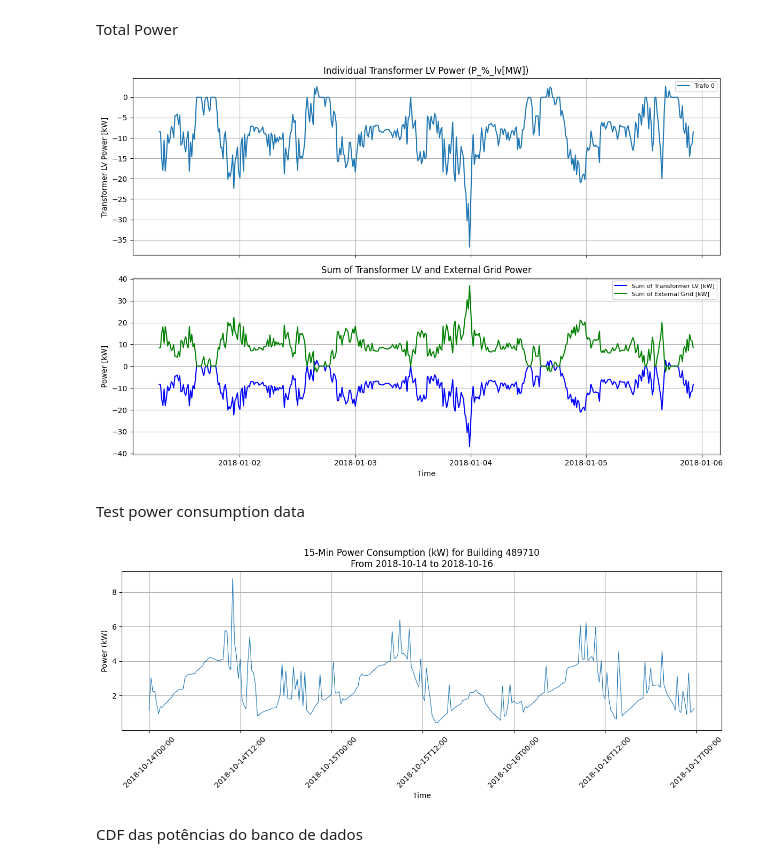
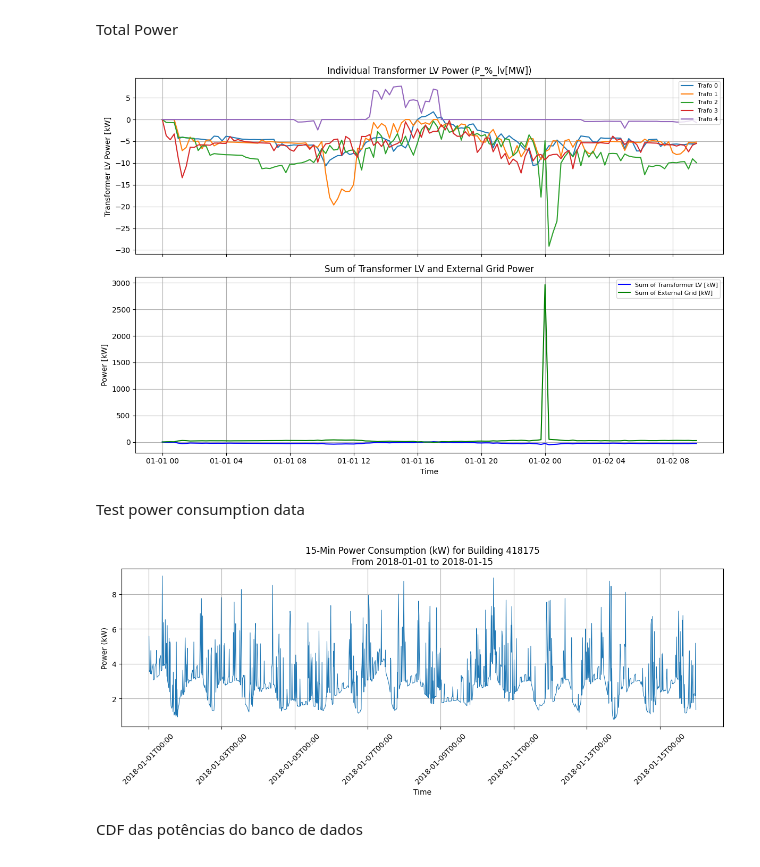
Before and after one commit to glmoritz/pandapower_tests, a Jupyter notebook: duilio_plots_postgres.ipynb, the cells around one changed output. Drawn from its saved outputs; the diff is of its cells as text; code cells hidden in the pictures.

```diff
--- a/duilio_plots_postgres.ipynb
+++ b/duilio_plots_postgres.ipynb
@@ -21,7 +21,7 @@ db_url = f"postgresql://{os.getenv('POSTGRES_DB_USER', 'root')}:{os.getenv('POST
 engine = create_engine(db_url)
 conn = engine.connect()
 # %%
-test_name = 'debug_random'
+test_name = 'Solar-5-Storage-10-seed1111.json'
 
 # Get the last simulation_output_id for the current test_name
 simulation_output_id, simulation_parameters = get_last_simulation_output_id(test_name, conn)
@@ -980,7 +981,7 @@ plt.xlabel('Time')
 plt.tight_layout()
 plt.show()
 # %% [output]
-[figure, old version]
+[figure, new version]
 # %% [markdown]
 Test power consumption data
 # %%
@@ -991,7 +992,7 @@ import random
 from datetime import timedelta
 import matplotlib.dates as mdates
 
-def plot_random_power_15min(bldg_id: int, num_days: int):
+def plot_random_power_15min(bldg_id: int, num_days: int, start_day: str | None = None):
     # Connection config
     db_url = f"postgresql://{os.getenv('POSTGRES_DB_USER', 'root')}:{os.getenv('POSTGRES_DB_PASSWORD', 'skamasfrevrest')}@{os.getenv('POSTGRES_DB_HOST', '103.0.2.7')}:{os.getenv('POSTGRES_DB_PORT', '5433')}/{os.getenv('POSTGRES_DB_NAME', 'duilio')}"
     engine = create_engine(db_url)
@@ -1011,47 +1012,62 @@ def plot_random_power_15min(bldg_id: int, num_days: int):
         conn.close()
         return
 
-    # Step 2: Pick a random start day
-    start_idx = random.randint(0, len(days) - num_days)
-    start_day = days[start_idx]
+    # Convert available days to plain dates to avoid timezone/type mismatches
+    available_dates = sorted({pd.Timestamp(day).date() for day in days})
+
+    # Step 2: Pick user-defined start day (or nearest available day) or random start day
+    if start_day is not None:
+        requested_date = pd.to_datetime(start_day).date()
+        if requested_date in available_dates:
+            chosen_date = requested_date
+        else:
+            chosen_date = min(available_dates, key=lambda d: abs(d - requested_date))
+            print(
+                f"Start day {requested_date} not available for building {bldg_id}. "
+                f"Using nearest available day: {chosen_date}."
+            )
+            print(f"Available range: {available_dates[0]} to {available_dates[-1]}")
+
+        start_day = pd.Timestamp(chosen_date)
+    else:
+        random_date = random.choice(available_dates)
+        start_day = pd.Timestamp(random_date)
+
     end_day = start_day + timedelta(days=num_days)
 
     # Step 3: Fetch 15-min data for that period
     query = text("""
-        SELECT sample_time, electricity_total_energy_consumption / 0.25 AS power_kw
-        FROM building_power.building_power
-        WHERE bldg_id = :bldg_id
-          AND sample_time >= :start_day
-          AND sample_time < :end_day
-          AND electricity_total_energy_consumption IS NOT NULL
-        ORDER BY sample_time
+       netneasfasdfasdasdfasdfsdfgsdfgsdfasdfasdfsdgbsdfgasfasdnetasdfoiasdoifsdfgsdfggsdf
     """)
-    rows = conn.execute(query, {"bldg_id": bldg_id, "start_day": start_day, "end_day": end_day}).fetchall()
+    rows = conn.execute(
+        query,
+        {"bldg_id": bldg_id, "start_day": start_day, "end_day": end_day}
+    ).fetchall()
     conn.close()
 
     if not rows:
         print("No data found in selected time range.")
         return
 
     # Step 4: Plot
     df = pd.DataFrame(rows, columns=["sample_time", "power_kw"])
     df["sample_time"] = pd.to_datetime(df["sample_time"])
 
     plt.figure(figsize=(12, 5))
     plt.plot(df["sample_time"], df["power_kw"], linewidth=0.8)
     plt.title(f"15-Min Power Consumption (kW) for Building {bldg_id}\nFrom {start_day.date()} to {(end_day - timedelta(days=1)).date()}")
     plt.xlabel("Time")
     plt.ylabel("Power (kW)")
     plt.grid(True)
     plt.xticks(rotation=45)
     plt.gca().xaxis.set_major_formatter(mdates.DateFormatter('%Y-%m-%dT%H:%M'))
     plt.tight_layout()
     plt.show()
 
 # Example usage:
-plot_random_power_15min(bldg_id=489710, num_days=3)
+plot_random_power_15min(bldg_id=418175, num_days=15, start_day='2018-01-01')
 # %% [output]
-[figure, old version]
+[figure, new version]
 # %% [markdown]
 CDF das potências do banco de dados
 # %%
```
Also changed, not shown: parts of 13 cells of this notebook, 11 other files.
